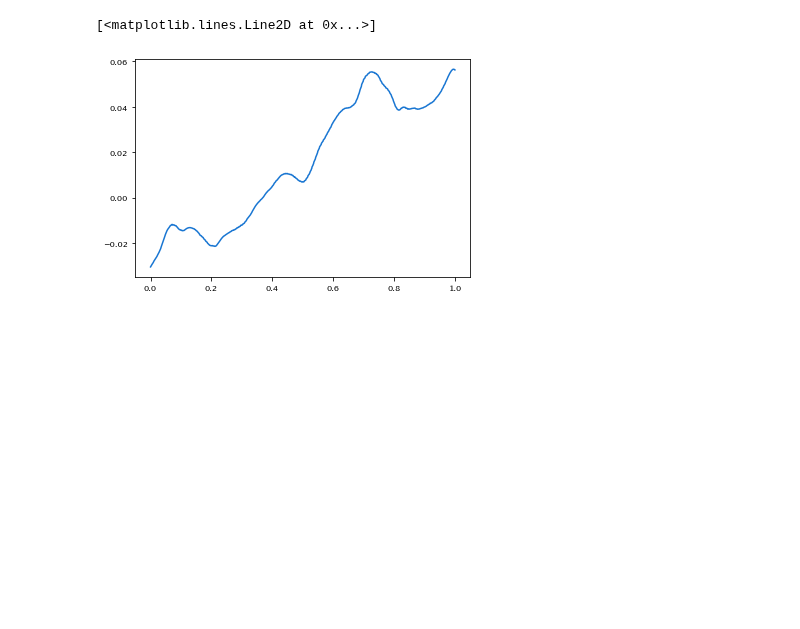
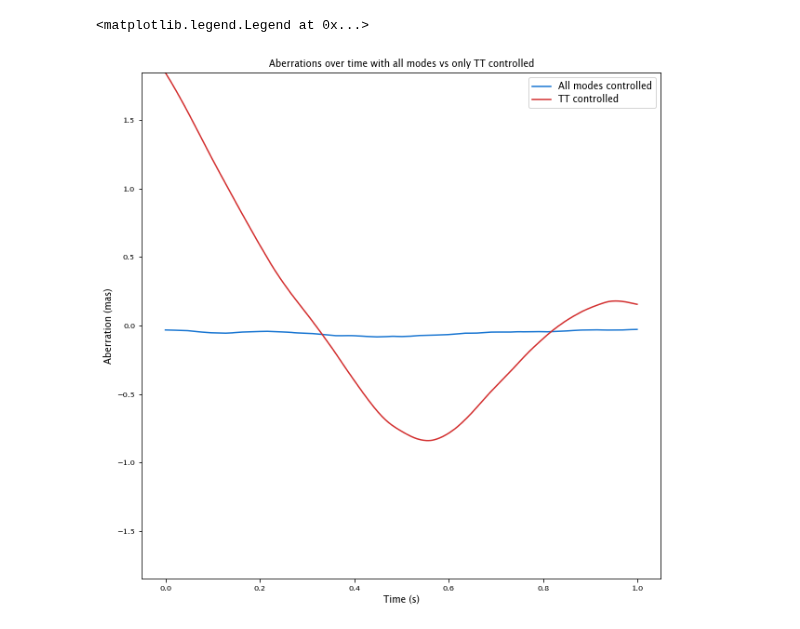
Before and after one commit to aditya-sengupta/tip-tilt-control, a Jupyter notebook: tip-tilt/dev/turbulence.ipynb, the cells around one changed output. Saved outputs shown, nothing was run; the diff lists cells and outputs as text; code cells hidden in the pictures; blank space fills up the shorter version.

Commit message:
turbulence

```diff
--- a/tip-tilt/dev/turbulence.ipynb
+++ b/tip-tilt/dev/turbulence.ipynb
@@ -83,9 +98,0 @@ for n in range(t.size):
-# %%
-aberrations_var = np.sqrt((single_layer_turb**2).mean(axis=1))
-aberrations_orig = single_layer_turb.mean(axis=1)
-plt.plot(t, aberrations_orig)
-plt.xlabel("Time (s)")
-plt.ylabel("Aberration (mas)") # I assume this is sqrt(dx^2 + dy^2)?
-# %% [output]
-[<matplotlib.lines.Line2D at 0x...>]
-[figure, removed]
@@ -97,0 +99,17 @@ plt.ylabel("Aberration (mas)") # I assume this is sqrt(dx^2 + dy^2)?
+# %%
+aberrations_all_var = np.sqrt((turbulence_all**2).mean(axis=1))
+aberrations_all_orig = turbulence_all.mean(axis=1)
+aberrations_tt_var = np.sqrt((turbulence_tt**2).mean(axis=1))
+aberrations_tt_orig = turbulence_tt.mean(axis=1)
+plt.figure(figsize=(10,10))
+plt.plot(t, aberrations_all_orig, label='All modes controlled')
+plt.plot(t, aberrations_tt_orig, label='TT controlled')
+lim = np.max(np.abs(aberrations_tt_orig))
+plt.ylim(-lim,lim)
+plt.xlabel("Time (s)")
+plt.ylabel("Aberration (mas)")
+plt.title("Aberrations over time with all modes vs only TT controlled")
+plt.legend()
+# %% [output]
+<matplotlib.legend.Legend at 0x...>
+[figure, added]
```
Also changed, not shown: parts of 5 cells of this notebook.
